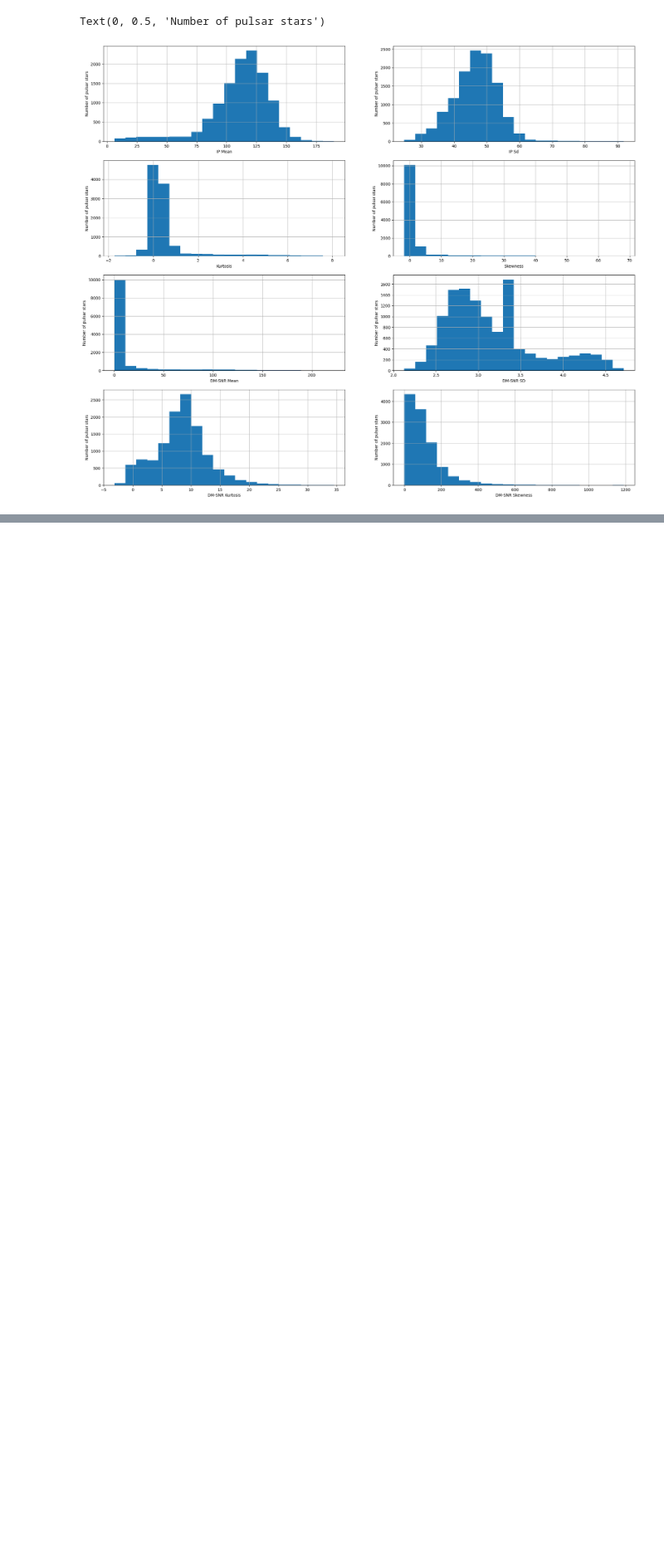
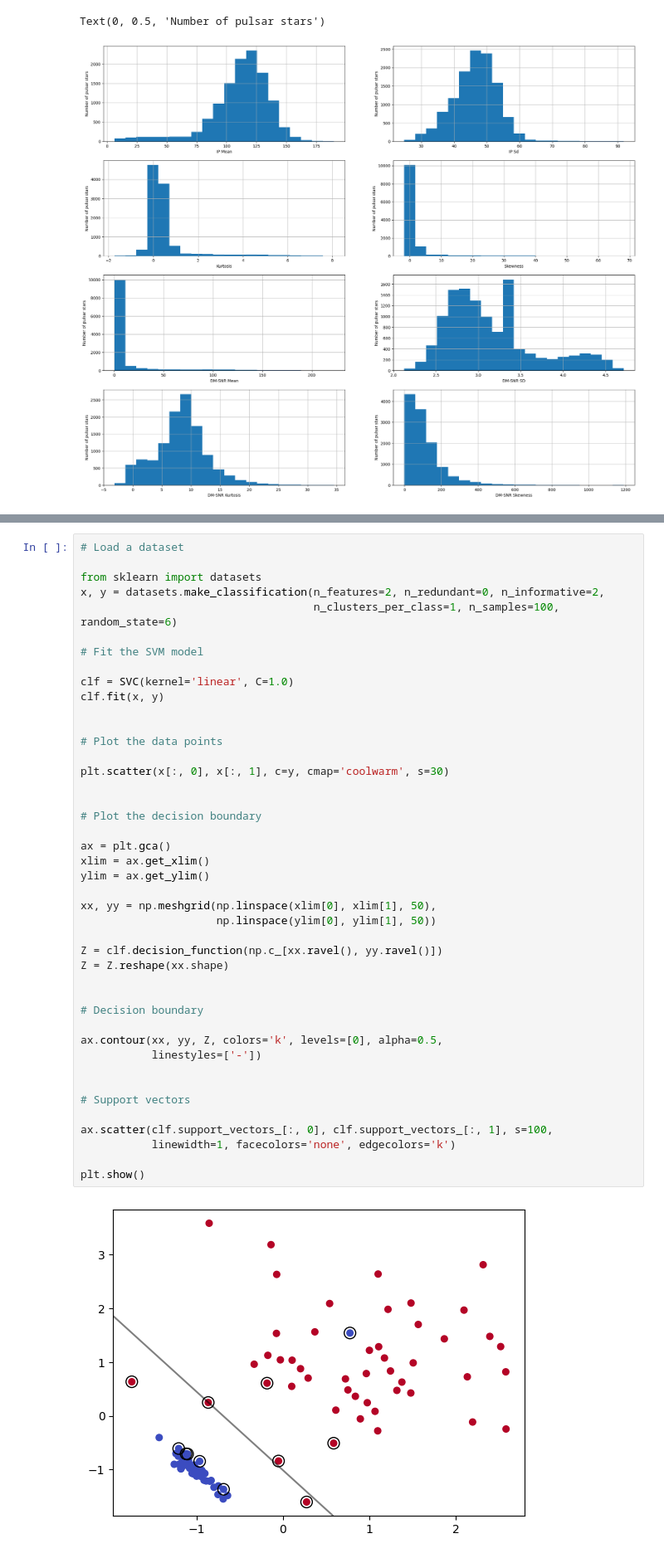
Before and after one commit to BinaryWhizz/Machine-Learning, a Jupyter notebook: Machine Learning 06/01.ipynb, the cells around one changed output, grey strips where cells are left out. Shown at 83% size. Cells and saved outputs as stored; diff of their text form; blank space fills up the shorter version.

```diff
--- a/Machine Learning 06/01.ipynb
+++ b/Machine Learning 06/01.ipynb
@@ -424,0 +524,45 @@ Text(0, 0.5, 'Number of pulsar stars')
+# %%
+# Load a dataset
+
+from sklearn import datasets
+x, y = datasets.make_classification(n_features=2, n_redundant=0, n_informative=2,
+                                    n_clusters_per_class=1, n_samples=100, random_state=6)
+
+# Fit the SVM model
+
+clf = SVC(kernel='linear', C=1.0)
+clf.fit(x, y)
+
+
+# Plot the data points
+
+plt.scatter(x[:, 0], x[:, 1], c=y, cmap='coolwarm', s=30)
+
+
+# Plot the decision boundary
+
+ax = plt.gca()
+xlim = ax.get_xlim()
+ylim = ax.get_ylim()
+
+xx, yy = np.meshgrid(np.linspace(xlim[0], xlim[1], 50),
+                     np.linspace(ylim[0], ylim[1], 50))
+
+Z = clf.decision_function(np.c_[xx.ravel(), yy.ravel()])
+Z = Z.reshape(xx.shape)
+
+
+# Decision boundary
+
+ax.contour(xx, yy, Z, colors='k', levels=[0], alpha=0.5,
+           linestyles=['-'])
+
+
+# Support vectors
+
+ax.scatter(clf.support_vectors_[:, 0], clf.support_vectors_[:, 1], s=100,
+           linewidth=1, facecolors='none', edgecolors='k')
+
+plt.show()
+# %% [output]
+[figure, added]
```
Also changed, not shown: parts of 19 cells of this notebook.
